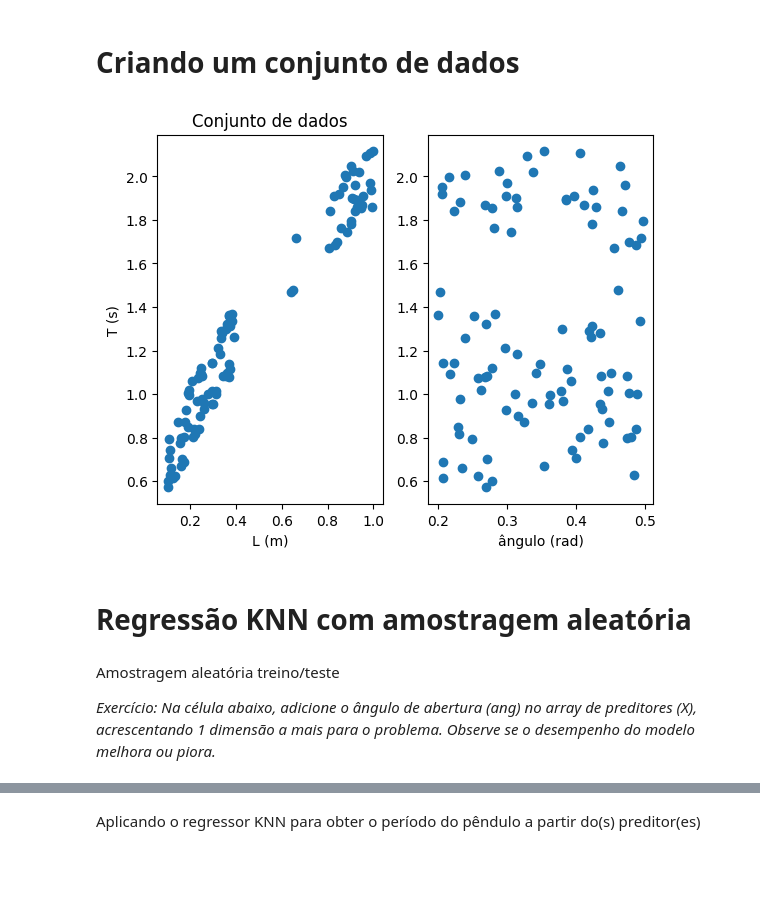
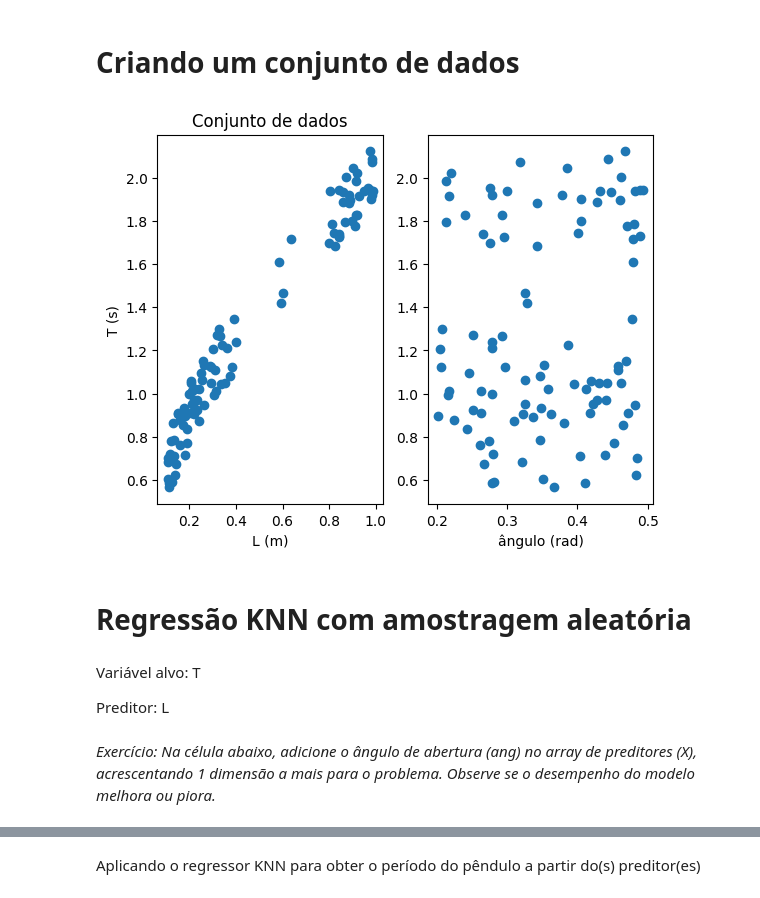
Before and after one commit to tiagofiorini/MLinPhysics, a Jupyter notebook: Aula10_particionamento.ipynb, the cells around one changed output, grey strips where cells are left out. Drawn from its saved outputs; the diff is of its cells as text; code cells hidden in the pictures; blank space fills up the shorter version.

```diff
--- a/Aula10_particionamento.ipynb
+++ b/Aula10_particionamento.ipynb
@@ -65,29 +69,34 @@ y_train: [0.1 0.2 0.3 0.6], y_test: [0.4 0.5]
 # %%
 import numpy as np
 import pandas as pd
 import matplotlib.pyplot as plt
 
 # Criando um conjunto de dados "de brinquedo": período, comprimento e abertura de um pêndulo simples
 from numpy import random
-L = np.concatenate([np.random.uniform(low=0.1, high=0.4, size=(64,1)), np.random.uniform(low=0.6, high=0.7, size=(3,1)) , np.random.uniform(low=0.8, high=1.0, size=(33,1))])
-erro = np.random.uniform(low=0.0, high=0.3, size=(100,1)) - 0.15
+rng = np.random.RandomState(15)
+L = np.concatenate([rng.uniform(low=0.1, high=0.4, size=(63,1)),
+                    rng.uniform(low=0.5, high=0.7, size=(4,1)),
+                    rng.uniform(low=0.8, high=1.0, size=(33,1))])
+erro = rng.uniform(low=0.0, high=0.3, size=(100,1)) - 0.15
 T = 2*np.pi*np.sqrt(L/9.8) + erro # período em seg
-ang = np.random.uniform(low=0.2, high=0.5, size=(100,1)) # ângulo de abertura em rad
+ang = rng.uniform(low=0.2, high=0.5, size=(100,1)) # ângulo de abertura em rad (pequenas oscilações)
 
 plt.subplot(1, 2, 1)
 plt.scatter(L, T)
 plt.xlabel('L (m)')
 plt.ylabel('T (s)')
 plt.title('Conjunto de dados')
 plt.subplot(1, 2, 2)
 plt.scatter(ang, T)
 plt.xlabel('ângulo (rad)')
 plt.show()
 # %% [output]
-[figure, old version]
+[figure, new version]
 # %% [markdown]
 # Regressão KNN com amostragem aleatória
+# %% [markdown]
+Variável alvo: T
+
+Preditor: L
 # %% [markdown]
-Amostragem aleatória treino/teste
-
 *Exercício: Na célula abaixo, adicione o ângulo de abertura (ang) no array de preditores (X), acrescentando 1 dimensão a mais para o problema. Observe se o desempenho do modelo melhora ou piora.*
```
Also changed, not shown: parts of 17 cells of this notebook.
